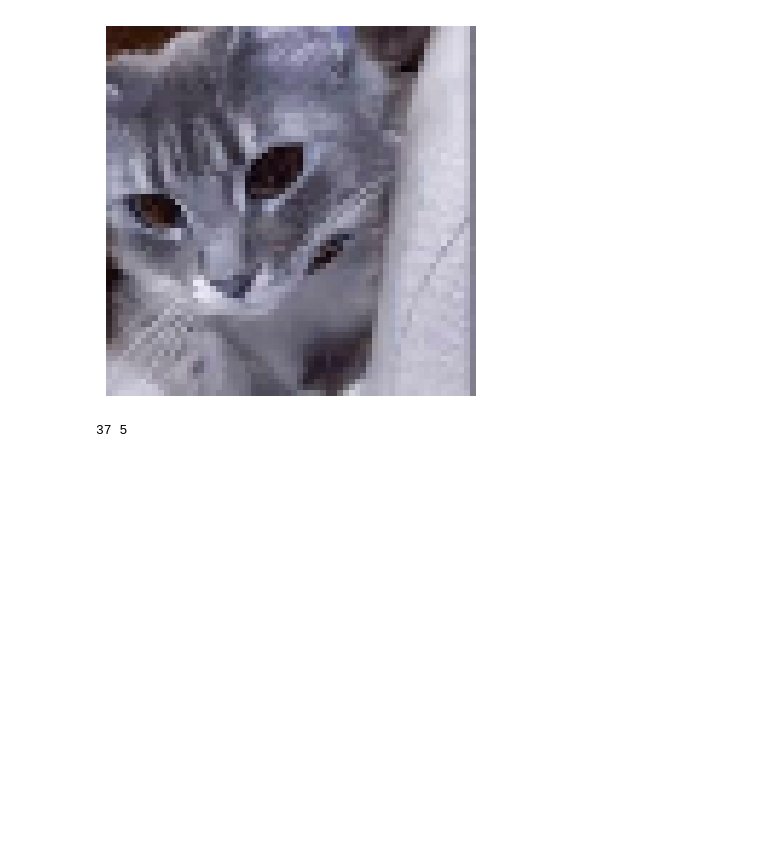
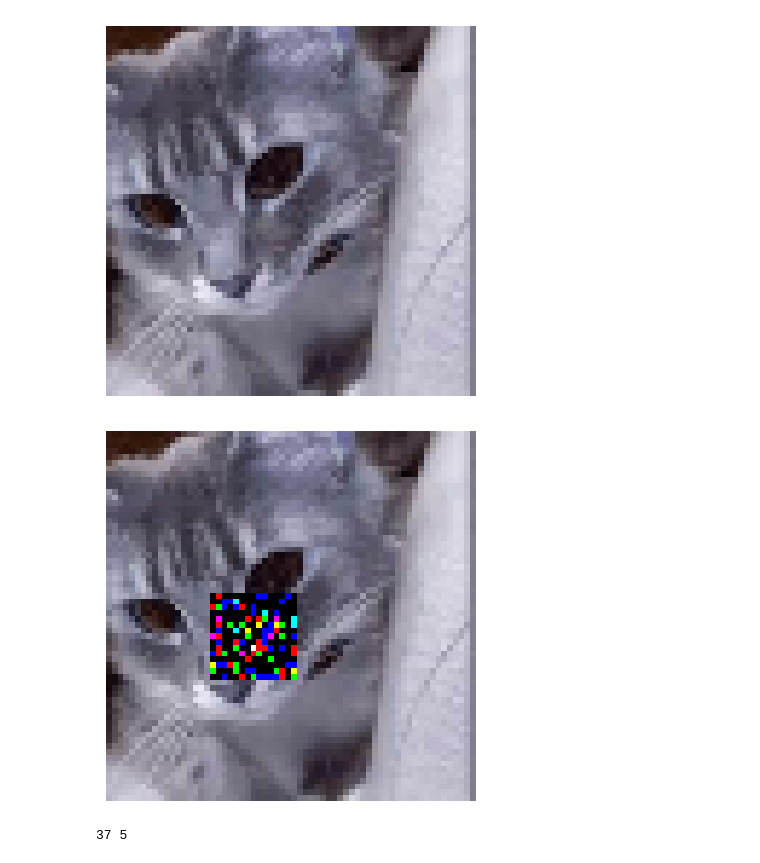
Before and after one commit to BoKna031/Image_inpainting, a Jupyter notebook: Image_inpainting.ipynb, the cells around one changed output. Saved outputs shown, nothing was run; the diff lists cells and outputs as text; code cells hidden in the pictures; blank space fills up the shorter version.

```diff
--- a/Image_inpainting.ipynb
+++ b/Image_inpainting.ipynb
@@ -198,6 +207,10 @@ def draw_masks(image, csv_row , box_size):
     return rgbm_image
 # %%
 x_cp['image'] = x_cp.apply(lambda row: draw_masks(row['image'], csv[csv['filename'] == row['filename']].iloc[0], box_size), axis = 1)
+# %%
+show_img(x_cp.iloc[0]['image'][:,:,:3])
+# %% [output]
+[figure, added]
 # %%
 merged_data = pd.merge(x_cp, csv, on='filename')
 merged_data = pd.merge(merged_data, y, on = 'filename')
```
Also changed, not shown: parts of 9 cells of this notebook.
